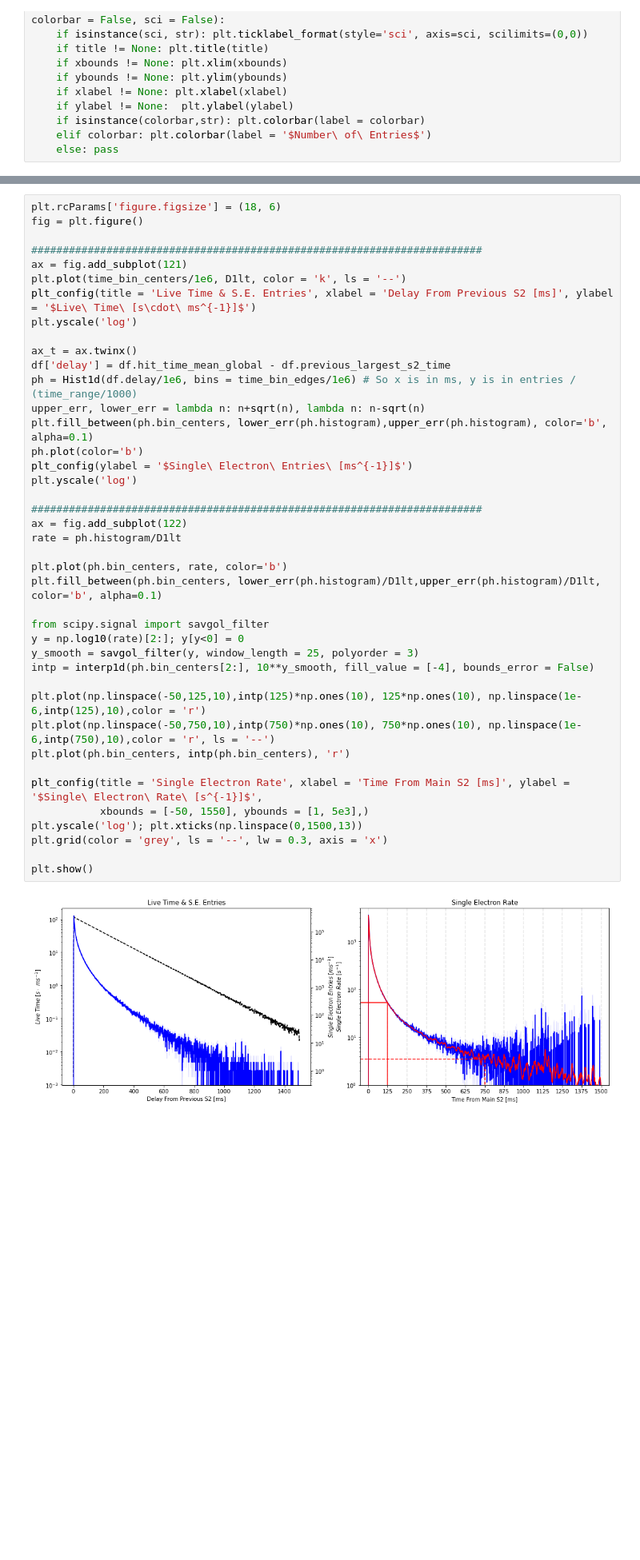
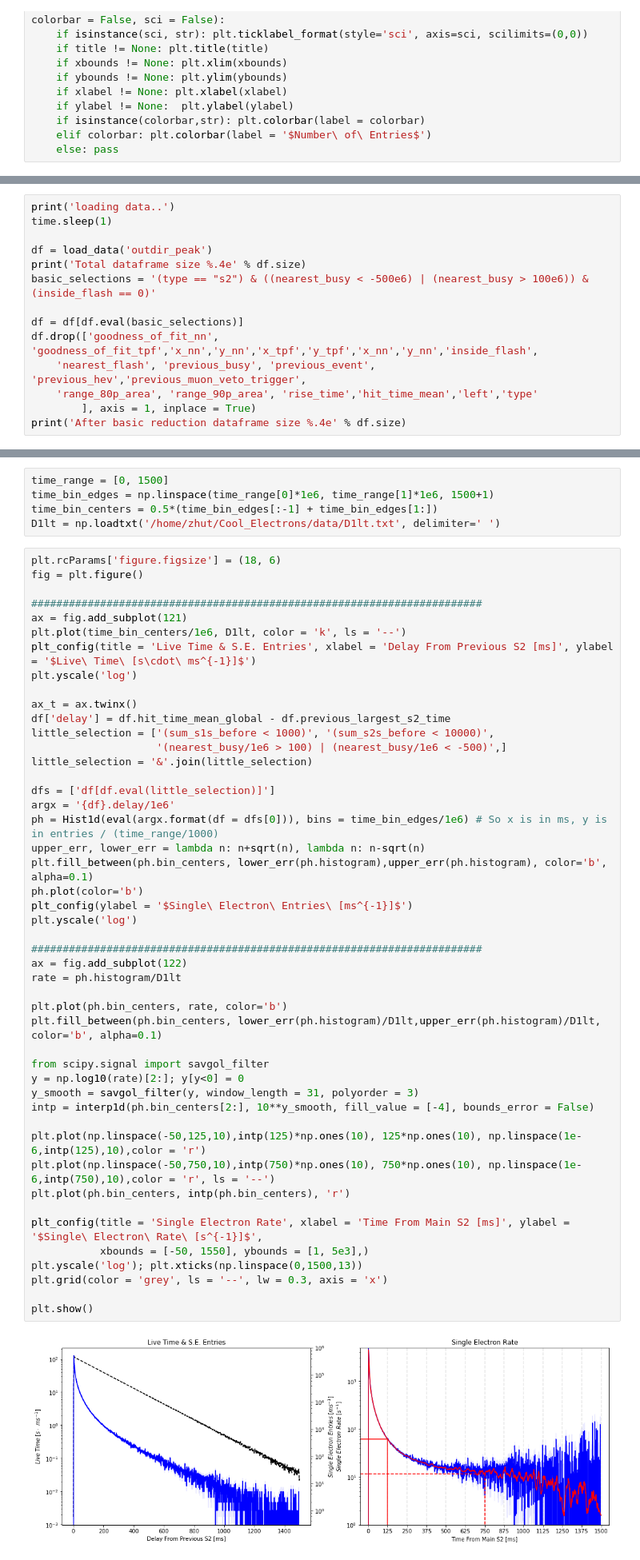
Before and after one commit to zhut19/Cool_Electrons, a Jupyter notebook: delayed_extraction/delayed_extraction_main.ipynb, the cells around one changed output, grey strips where cells are left out. Shown at 80% size. Saved outputs shown, nothing was run; the diff lists cells and outputs as text; blank space fills up the shorter version.

Commit message:
update delayed extraction main

```diff
--- a/delayed_extraction/delayed_extraction_main.ipynb
+++ b/delayed_extraction/delayed_extraction_main.ipynb
@@ -118,0 +74,14 @@ D1lt = GetD1LiveTime(flist) # It use A1 and A2 as global input
+# %%
+print('loading data..')
+time.sleep(1)
+
+df = load_data('outdir_peak')
+print('Total dataframe size %.4e' % df.size)
+basic_selections = '(type == "s2") & ((nearest_busy < -500e6) | (nearest_busy > 100e6)) & (inside_flash == 0)'
+
+df = df[df.eval(basic_selections)]
+df.drop(['goodness_of_fit_nn', 'goodness_of_fit_tpf','x_nn','y_nn','x_tpf','y_tpf','x_nn','y_nn','inside_flash',
+    'nearest_flash', 'previous_busy', 'previous_event', 'previous_hev','previous_muon_veto_trigger',
+    'range_80p_area', 'range_90p_area', 'rise_time','hit_time_mean','left','type'
+        ], axis = 1, inplace = True)
+print('After basic reduction dataframe size %.4e' % df.size)
@@ -119,3 +107,8 @@ D1lt = GetD1LiveTime(flist) # It use A1 and A2 as global input
+# %%
+time_range = [0, 1500]
+time_bin_edges = np.linspace(time_range[0]*1e6, time_range[1]*1e6, 1500+1)
+time_bin_centers = 0.5*(time_bin_edges[:-1] + time_bin_edges[1:])
+D1lt = np.loadtxt('/home/zhut/Cool_Electrons/data/D1lt.txt', delimiter=' ')
 # %%
 plt.rcParams['figure.figsize'] = (18, 6)
 fig = plt.figure()
@@ -128,34 +121,40 @@ plt.yscale('log')
 
 ax_t = ax.twinx()
 df['delay'] = df.hit_time_mean_global - df.previous_largest_s2_time
-ph = Hist1d(df.delay/1e6, bins = time_bin_edges/1e6) # So x is in ms, y is in entries / (time_range/1000)
+little_selection = ['(sum_s1s_before < 1000)', '(sum_s2s_before < 10000)',
+                    '(nearest_busy/1e6 > 100) | (nearest_busy/1e6 < -500)',]
+little_selection = '&'.join(little_selection)
+
+dfs = ['df[df.eval(little_selection)]']
+argx = '{df}.delay/1e6'
+ph = Hist1d(eval(argx.format(df = dfs[0])), bins = time_bin_edges/1e6) # So x is in ms, y is in entries / (time_range/1000)
 upper_err, lower_err = lambda n: n+sqrt(n), lambda n: n-sqrt(n)
 plt.fill_between(ph.bin_centers, lower_err(ph.histogram),upper_err(ph.histogram), color='b', alpha=0.1)
 ph.plot(color='b')
 plt_config(ylabel = '$Single\ Electron\ Entries\ [ms^{-1}]$')
 plt.yscale('log')
 
 ########################################################################
 ax = fig.add_subplot(122)
 rate = ph.histogram/D1lt
 
 plt.plot(ph.bin_centers, rate, color='b')
 plt.fill_between(ph.bin_centers, lower_err(ph.histogram)/D1lt,upper_err(ph.histogram)/D1lt, color='b', alpha=0.1)
 
 from scipy.signal import savgol_filter
 y = np.log10(rate)[2:]; y[y<0] = 0
-y_smooth = savgol_filter(y, window_length = 25, polyorder = 3)
+y_smooth = savgol_filter(y, window_length = 31, polyorder = 3)
 intp = interp1d(ph.bin_centers[2:], 10**y_smooth, fill_value = [-4], bounds_error = False)
 
 plt.plot(np.linspace(-50,125,10),intp(125)*np.ones(10), 125*np.ones(10), np.linspace(1e-6,intp(125),10),color = 'r')
 plt.plot(np.linspace(-50,750,10),intp(750)*np.ones(10), 750*np.ones(10), np.linspace(1e-6,intp(750),10),color = 'r', ls = '--')
 plt.plot(ph.bin_centers, intp(ph.bin_centers), 'r')
 
 plt_config(title = 'Single Electron Rate', xlabel = 'Time From Main S2 [ms]', ylabel = '$Single\ Electron\ Rate\ [s^{-1}]$',
            xbounds = [-50, 1550], ybounds = [1, 5e3],)
 plt.yscale('log'); plt.xticks(np.linspace(0,1500,13))
 plt.grid(color = 'grey', ls = '--', lw = 0.3, axis = 'x')
 
 plt.show()
 # %% [output]
-[figure, old version]
+[figure, new version]
```
Also changed, not shown: parts of 22 cells of this notebook.
